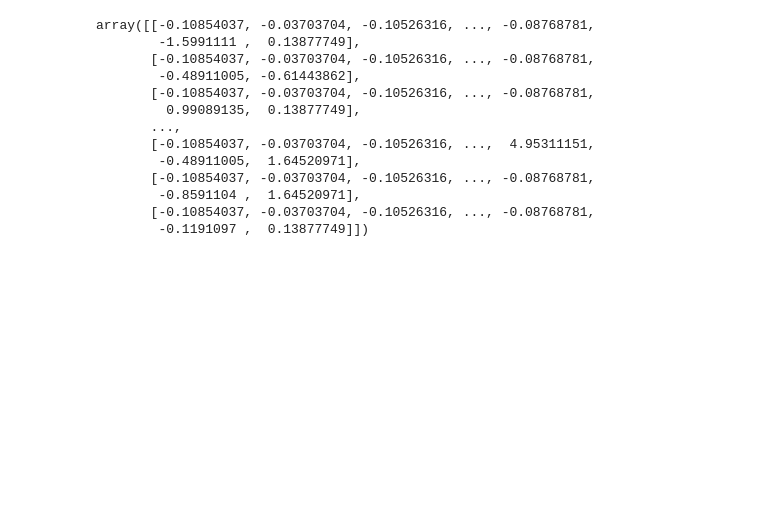
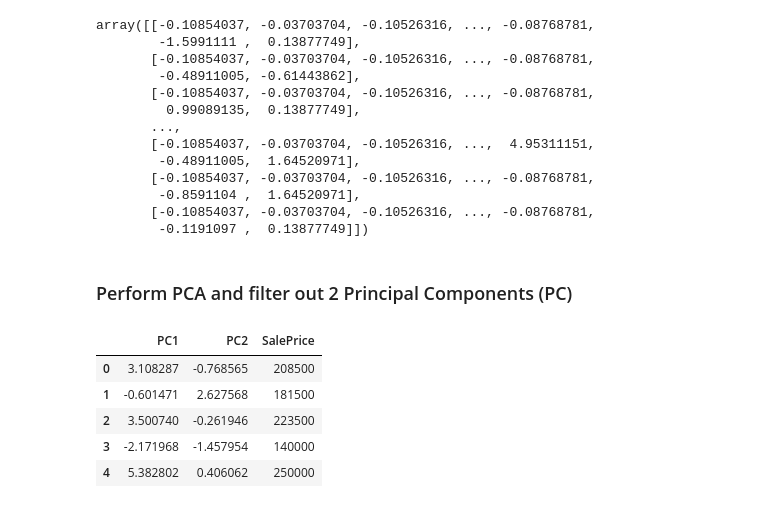
Before and after one commit to aubreyomondi/ML_Practicals, a Jupyter notebook: Feature_Extraction/PCA_on_house_prices_data.ipynb, the cells around one changed output. Saved outputs shown, nothing was run; the diff lists cells and outputs as text; code cells hidden in the pictures; blank space fills up the shorter version.

Commit message:
PCA with 2 Principal Components

```diff
--- a/Feature_Extraction/PCA_on_house_prices_data.ipynb
+++ b/Feature_Extraction/PCA_on_house_prices_data.ipynb
@@ -315,3 +317,18 @@ array([[-0.10854037, -0.03703704, -0.10526316, ..., -0.08768781,
         -0.8591104 ,  1.64520971],
        [-0.10854037, -0.03703704, -0.10526316, ..., -0.08768781,
         -0.1191097 ,  0.13877749]])
+# %% [markdown]
+### Perform PCA and filter out 2 Principal Components (PC)
+# %%
+pca = PCA(n_components=2)
+pc_s = pca.fit_transform(X_standardized)
+pca_data = pd.DataFrame(pc_s, columns=['PC1', 'PC2'])
+final_data = pd.concat([pca_data, house_data[target]], axis=1)
+final_data.head()
+# %% [output]
+|  | PC1 | PC2 | SalePrice |
+| 0 | 3.108287 | -0.768565 | 208500 |
+| 1 | -0.601471 | 2.627568 | 181500 |
+| 2 | 3.500740 | -0.261946 | 223500 |
+| 3 | -2.171968 | -1.457954 | 140000 |
+| 4 | 5.382802 | 0.406062 | 250000 |
```
Also changed, not shown: parts of 1 cell of this notebook.
